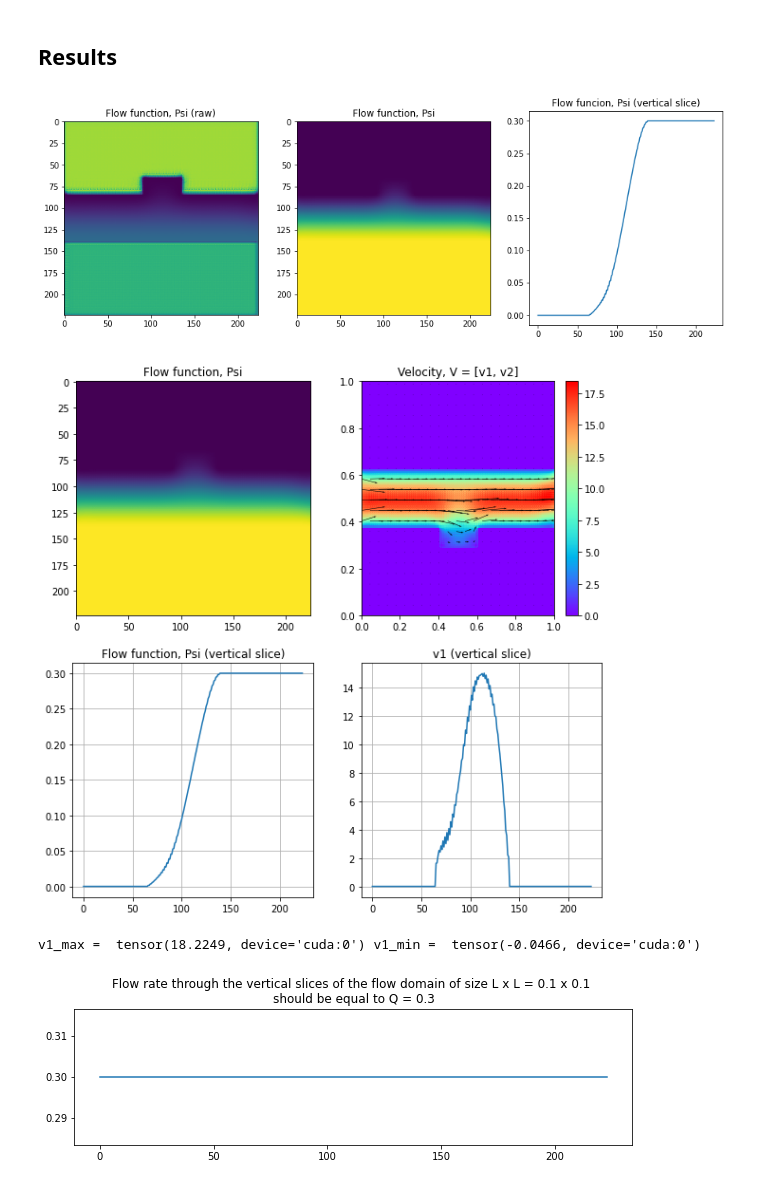
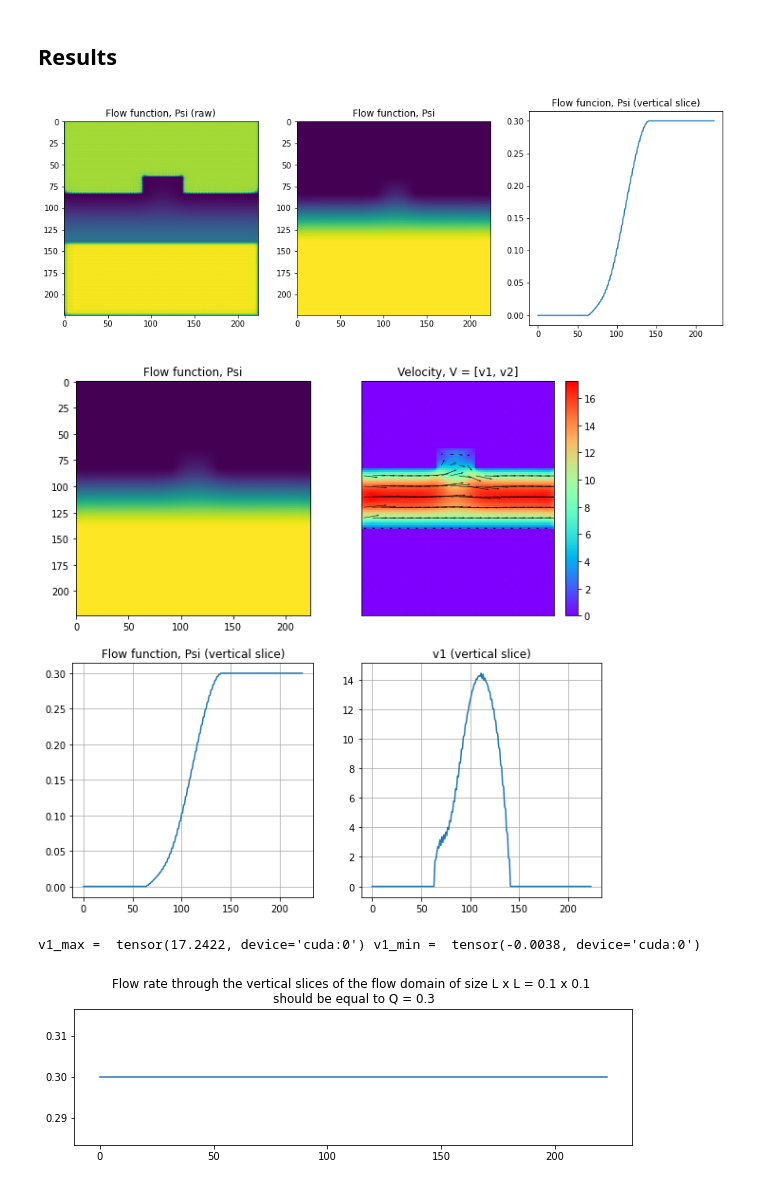
Before and after one commit to Mechanics-Mechatronics-and-Robotics/Physics-based-loss-and-machine-learning-approach-in-application-to-viscous-fluids-flow-modeling, a Jupyter notebook: Main.ipynb, the cells around one changed output. Drawn from its saved outputs; the diff is of its cells as text; code cells hidden in the pictures.

```diff
--- a/Main.ipynb
+++ b/Main.ipynb
@@ -578,7 +583,7 @@ plt.show()
 ## Flow domain mask
 # %%
 labeledImage = Image.open(imgPath/imgList[imgNo]) #open image
-labeledImage = torch.tensor(np.uint8(labeledImage.resize((SIZE,SIZE),resample=4)))[:,:,:-1] #open image
+labeledImage = torch.tensor(np.uint8(labeledImage.resize((SIZE,SIZE),resample=3)))[:,:,:-1] #open image
 
 tmpImage = torch.ones(labeledImage.shape)
 
@@ -841,7 +849,7 @@ for hyp in HYPS:
     callbacks = [SaveBest(f'Train loss', model_path, 'min'),
                  EarlyStop(f'Train loss', EARLY_STOP_PATIENCE, 'min')]
 
-    model = UNet(in_channels=1, out_channels=1, init_features=32, use_bn=hyp["use_bn"])
+    model = UNet(in_channels=1, out_channels=1, init_features=NoOfFeatures, use_bn=hyp["use_bn"])
 
     model = model.to(DEVICE)
 
@@ -896,7 +904,7 @@ best_hyp = best_hyp.replace("'", "")
 
 print(f"Best Train loss: %4.4f, best hyperparams: %s" % (best_val_metric, best_hyp))
 
-model = UNet(in_channels=1, out_channels=1, init_features=32, use_bn=best_hyperparams["use_bn"])
+model = UNet(in_channels=1, out_channels=1, init_features=NoOfFeatures, use_bn=best_hyperparams["use_bn"])
 model.load_state_dict(torch.load(best_model_path))
 torch.save(model.state_dict(), f'{WORK_DIR}/models/{MODEL_NAME}_best.pth')
 
@@ -940,36 +948,38 @@ plt.title('Flow funcion, Psi (vertical slice)')
 
 plt.show()
 # %% [output]
-[figure, old version]
+[figure, new version]
 # %%
 v1, v2 = velocityDistr(psi_masked, DX1N, DX2N, LIM1, LIM2)
 
 #Visualization
 nr=2
 nc=2
 fig = plt.figure(figsize=(FIGSIZE*nr, FIGSIZE*nc))
 plt.subplot(nr,nc,1)
 plt.imshow(psi_masked.to('cpu'))
 plt.title('Flow function, Psi')
 
 plt.subplot(nr,nc,2)
-vector_plot(np.meshgrid(X1N,X2N), [np.array(v1.cpu()),np.array(v2.cpu())],FIGSIZE, 'Velocity, V = [v1, v2]', vps)
+vector_plot(np.meshgrid(-X1N,-X2N), [np.array(v1.cpu()),np.array(v2.cpu())],FIGSIZE, 'Velocity, V = [v1, v2]', vps)
+plt.xticks([])
+plt.yticks([])
 
 plt.subplot(nr,nc,3)
 plt.plot(psi_masked[:,sp].to('cpu'))
 plt.grid(True)
 plt.title('Flow function, Psi (vertical slice)')
 
 plt.subplot(nr,nc,4)
 plt.plot(v1[:,sp].cpu())
 plt.grid(True)
 plt.title('v1 (vertical slice)')
 
 plt.show()
 print('v1_max = ', v1.max(), 'v1_min = ', v1.min())
 # %% [output]
-[figure, old version]
+[figure, new version]
-v1_max =  tensor(18.2249, device='cuda:0') v1_min =  tensor(-0.0466, device='cuda:0')
+v1_max =  tensor(17.2422, device='cuda:0') v1_min =  tensor(-0.0038, device='cuda:0')
 # %%
 # Check the flow rate
 Qch = torch.trapezoid(v1.t()) * DX1N * L
```
Also changed, not shown: parts of 9 cells of this notebook.
